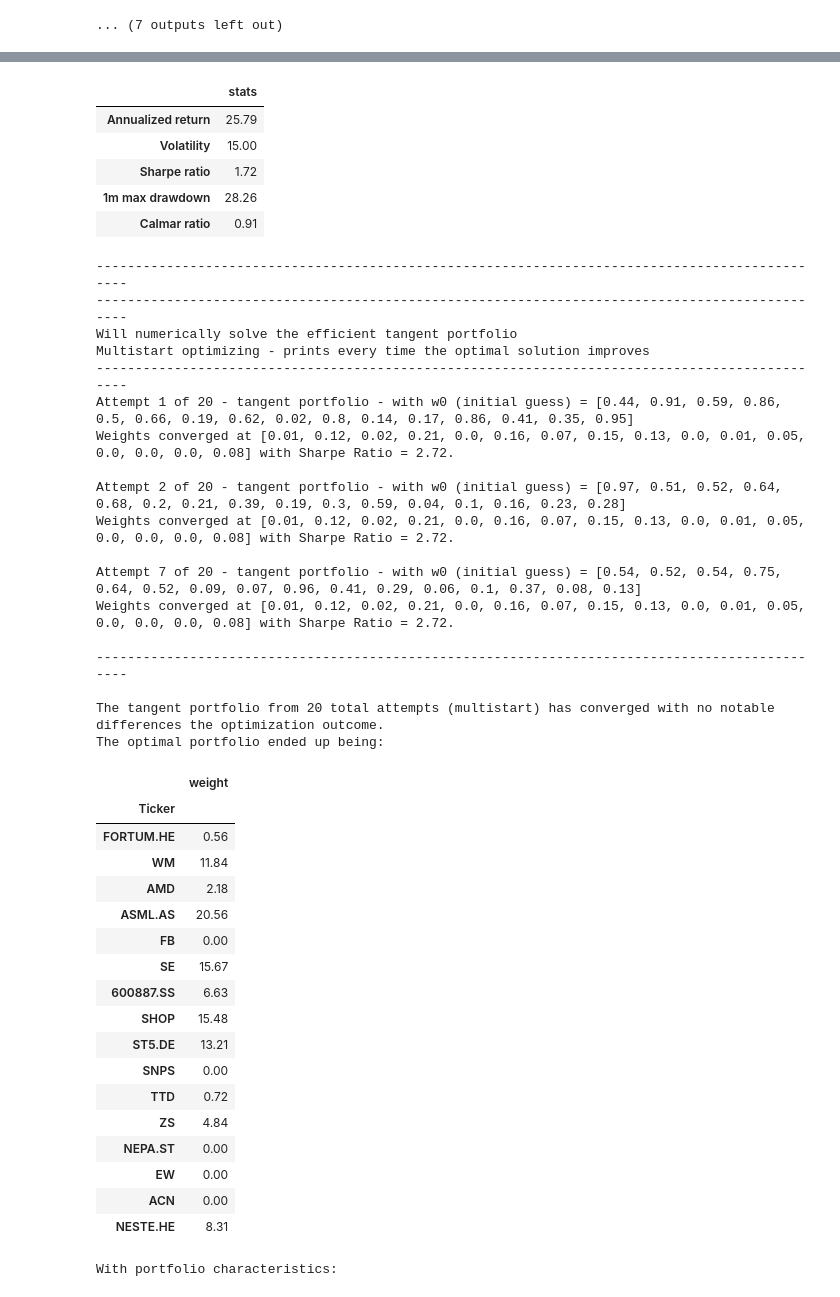
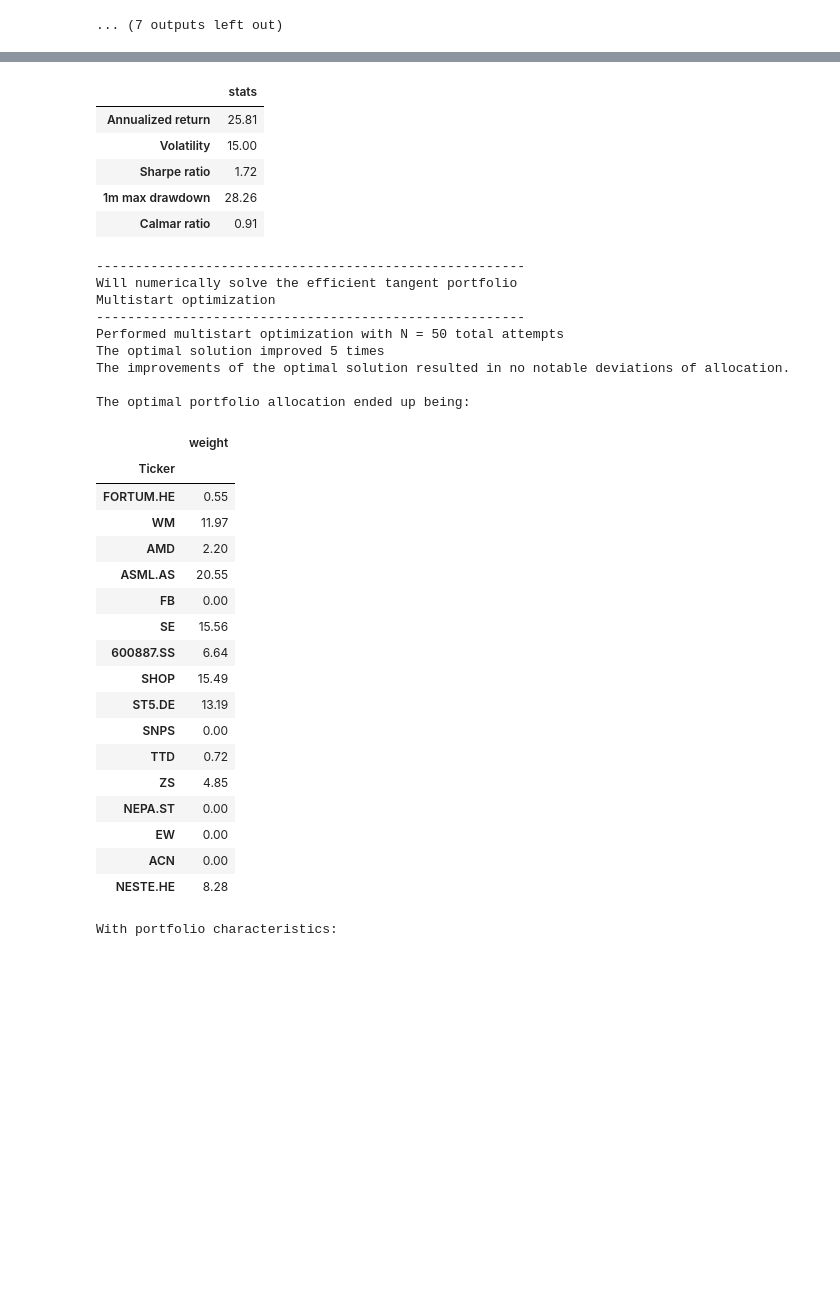
Before and after one commit to OlufKelk/PortfolioDesign, a Jupyter notebook: OptimalPF/Porfolio_notebook.ipynb, the cells around one changed output, grey strips where cells are left out. Saved outputs shown, nothing was run; the diff lists cells and outputs as text; code cells hidden in the pictures; blank space fills up the shorter version.

Commit message:
Fixed seed and implemented conditional print statement for numerical solutions

```diff
--- a/OptimalPF/Porfolio_notebook.ipynb
+++ b/OptimalPF/Porfolio_notebook.ipynb
@@ -312,5 +293,6 @@ With portfolio characteristics:
 # %%
-mvw, tw, cw = pftools.num_optimal_portfolios(df,mu,20,False)
+warnings.filterwarnings('ignore')
+mvw, tw, cw = pftools.num_optimal_portfolios(df,mu,50,False)
 warnings.filterwarnings('default')
 # %% [output]
 SHORTING IS NOT ALLOWED
@@ -341,56 +315,47 @@ The optimal portfolio ended up being:
 | SE | 0.00 |
 | 600887.SS | 16.51 |
 | SHOP | 0.00 |
 | ST5.DE | 4.43 |
 | SNPS | 2.09 |
 | TTD | 0.00 |
 | ZS | 0.44 |
 | NEPA.ST | 3.31 |
 | EW | 1.37 |
 | ACN | 0.00 |
 | NESTE.HE | 5.76 |
 With portfolio characteristics:
 |  | stats |
-| Annualized return | 25.79 |
+| Annualized return | 25.81 |
 | Volatility | 15.00 |
 | Sharpe ratio | 1.72 |
 | 1m max drawdown | 28.26 |
 | Calmar ratio | 0.91 |
------------------------------------------------------------------------------------------------
------------------------------------------------------------------------------------------------
+-------------------------------------------------------
 Will numerically solve the efficient tangent portfolio
-Multistart optimizing - prints every time the optimal solution improves
------------------------------------------------------------------------------------------------
-Attempt 1 of 20 - tangent portfolio - with w0 (initial guess) = [0.44, 0.91, 0.59, 0.86, 0.5, 0.66, 0.19, 0.62, 0.02, 0.8, 0.14, 0.17, 0.86, 0.41, 0.35, 0.95]
-Weights converged at [0.01, 0.12, 0.02, 0.21, 0.0, 0.16, 0.07, 0.15, 0.13, 0.0, 0.01, 0.05, 0.0, 0.0, 0.0, 0.08] with Sharpe Ratio = 2.72.
+Multistart optimization
+-------------------------------------------------------
+Performed multistart optimization with N = 50 total attempts
+The optimal solution improved 5 times
+The improvements of the optimal solution resulted in no notable deviations of allocation.
 
-Attempt 2 of 20 - tangent portfolio - with w0 (initial guess) = [0.97, 0.51, 0.52, 0.64, 0.68, 0.2, 0.21, 0.39, 0.19, 0.3, 0.59, 0.04, 0.1, 0.16, 0.23, 0.28]
-Weights converged at [0.01, 0.12, 0.02, 0.21, 0.0, 0.16, 0.07, 0.15, 0.13, 0.0, 0.01, 0.05, 0.0, 0.0, 0.0, 0.08] with Sharpe Ratio = 2.72.
-
-Attempt 7 of 20 - tangent portfolio - with w0 (initial guess) = [0.54, 0.52, 0.54, 0.75, 0.64, 0.52, 0.09, 0.07, 0.96, 0.41, 0.29, 0.06, 0.1, 0.37, 0.08, 0.13]
-Weights converged at [0.01, 0.12, 0.02, 0.21, 0.0, 0.16, 0.07, 0.15, 0.13, 0.0, 0.01, 0.05, 0.0, 0.0, 0.0, 0.08] with Sharpe Ratio = 2.72.
-
------------------------------------------------------------------------------------------------
-
-The tangent portfolio from 20 total attempts (multistart) has converged with no notable differences the optimization outcome.
-The optimal portfolio ended up being:
+The optimal portfolio allocation ended up being:
 |  | weight |
 | Ticker |  |
-| FORTUM.HE | 0.56 |
-| WM | 11.84 |
-| AMD | 2.18 |
-| ASML.AS | 20.56 |
+| FORTUM.HE | 0.55 |
+| WM | 11.97 |
+| AMD | 2.20 |
+| ASML.AS | 20.55 |
 | FB | 0.00 |
-| SE | 15.67 |
-| 600887.SS | 6.63 |
-| SHOP | 15.48 |
-| ST5.DE | 13.21 |
+| SE | 15.56 |
+| 600887.SS | 6.64 |
+| SHOP | 15.49 |
+| ST5.DE | 13.19 |
 | SNPS | 0.00 |
 | TTD | 0.72 |
-| ZS | 4.84 |
+| ZS | 4.85 |
 | NEPA.ST | 0.00 |
 | EW | 0.00 |
 | ACN | 0.00 |
-| NESTE.HE | 8.31 |
+| NESTE.HE | 8.28 |
 With portfolio characteristics:
 |  | stats |
```
Also changed, not shown: parts of 15 cells of this notebook, 1 other file.
